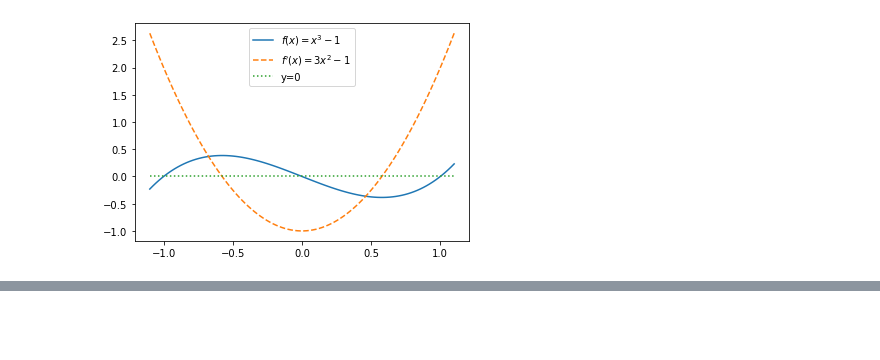
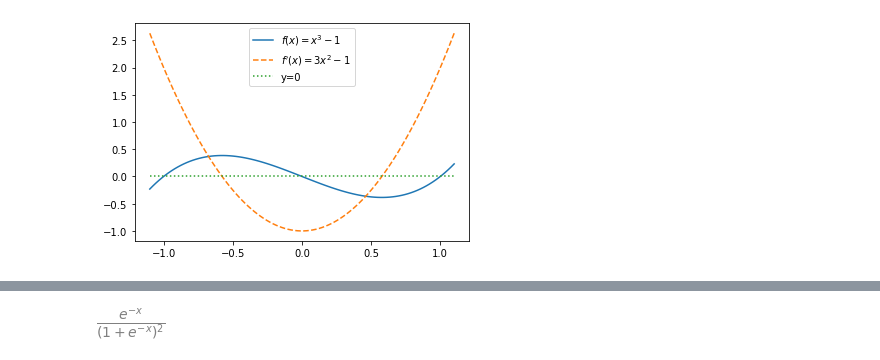
Before and after one commit to souta-pqr/Program_practice, a Jupyter notebook: python/swd/ch1/sa1.ipynb, the cells around one changed output, grey strips where cells are left out. Cells and saved outputs as stored; diff of their text form; code cells hidden in the pictures; blank space fills up the shorter version.

```diff
--- a/python/swd/ch1/sa1.ipynb
+++ b/python/swd/ch1/sa1.ipynb
@@ -77,0 +102,9 @@ optimize.minimize_scalar(f, bounds=(-1, 1))
+# %%
+from sympy import var, exp, diff, init_printing
+
+init_printing()
+var("x")
+f = 1 / (1+exp(-x))
+diff(f, x)
+# %% [output]
+[figure, added]
```
Also changed, not shown: parts of 12 cells of this notebook, 1 other file.
